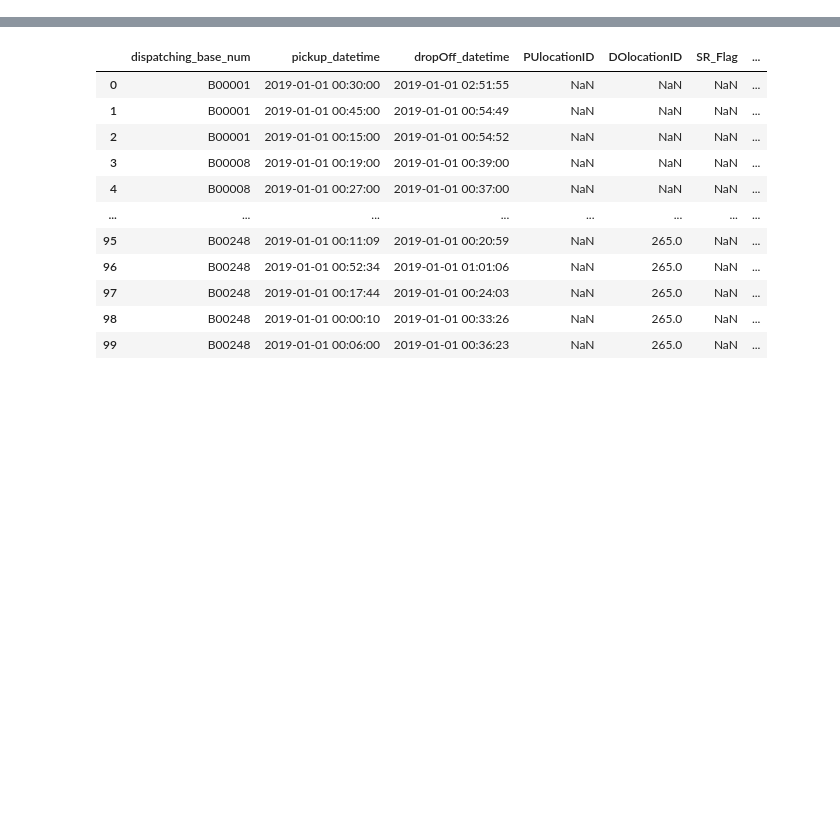
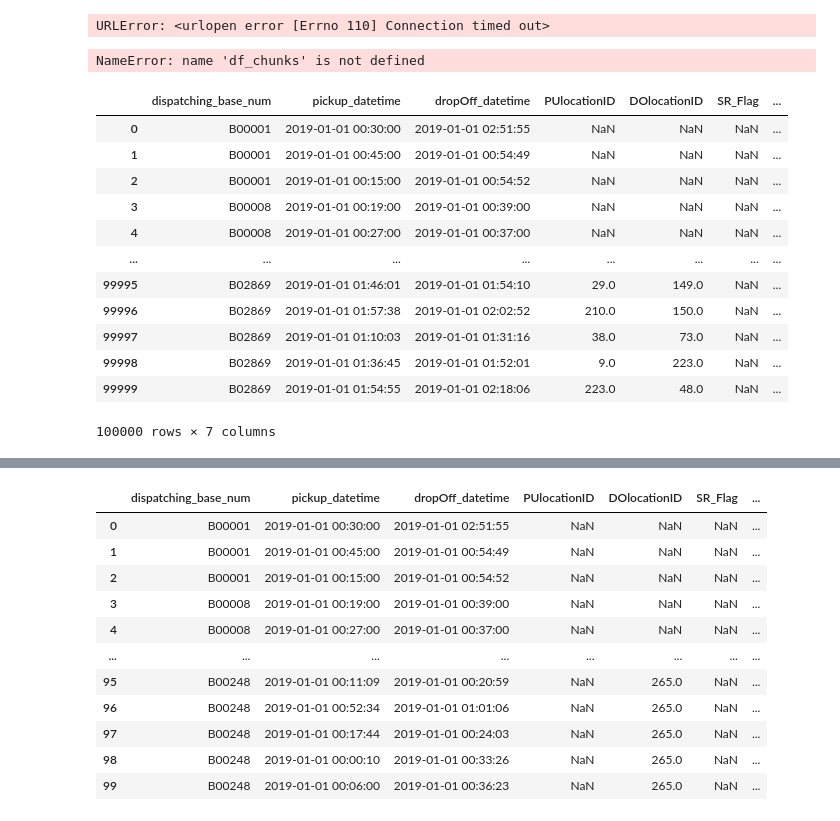
Before and after one commit to devmarrie/DataEngineering, a Jupyter notebook: data_talks_camp/homework/3/check.ipynb, the cells around one changed output, grey strips where cells are left out. Drawn from its saved outputs; the diff is of its cells as text; code cells hidden in the pictures; blank space fills up the shorter version.

```diff
--- a/data_talks_camp/homework/3/check.ipynb
+++ b/data_talks_camp/homework/3/check.ipynb
@@ -2,0 +4,28 @@ import pandas as pd
+# %%
+month = 1
+dataset_url = f"https://github.com/DataTalksClub/nyc-tlc-data/releases/download/fhv/fhv_tripdata_2019-{month:02}.csv.gz"
+df_chunks = pd.read_csv(dataset_url,compression='gzip')
+df_chunks.shape()
+# %% [output]
+URLError: <urlopen error [Errno 110] Connection timed out>
+# %%
+df_chunks.shape()
+# %% [output]
+NameError: name 'df_chunks' is not defined
+# %%
+df = next(df_chunks)
+df
+# %% [output]
+|  | dispatching_base_num | pickup_datetime | dropOff_datetime | PUlocationID | DOlocationID | SR_Flag | ... |
+| 0 | B00001 | 2019-01-01 00:30:00 | 2019-01-01 02:51:55 | NaN | NaN | NaN | ... |
+| 1 | B00001 | 2019-01-01 00:45:00 | 2019-01-01 00:54:49 | NaN | NaN | NaN | ... |
+| 2 | B00001 | 2019-01-01 00:15:00 | 2019-01-01 00:54:52 | NaN | NaN | NaN | ... |
+| 3 | B00008 | 2019-01-01 00:19:00 | 2019-01-01 00:39:00 | NaN | NaN | NaN | ... |
+| 4 | B00008 | 2019-01-01 00:27:00 | 2019-01-01 00:37:00 | NaN | NaN | NaN | ... |
+| ... | ... | ... | ... | ... | ... | ... | ... |
+| 99995 | B02869 | 2019-01-01 01:46:01 | 2019-01-01 01:54:10 | 29.0 | 149.0 | NaN | ... |
+| 99996 | B02869 | 2019-01-01 01:57:38 | 2019-01-01 02:02:52 | 210.0 | 150.0 | NaN | ... |
+| 99997 | B02869 | 2019-01-01 01:10:03 | 2019-01-01 01:31:16 | 38.0 | 73.0 | NaN | ... |
+| 99998 | B02869 | 2019-01-01 01:36:45 | 2019-01-01 01:52:01 | 9.0 | 223.0 | NaN | ... |
+| 99999 | B02869 | 2019-01-01 01:54:55 | 2019-01-01 02:18:06 | 223.0 | 48.0 | NaN | ... |
+100000 rows × 7 columns
```
Also changed, not shown: parts of 4 cells of this notebook.
